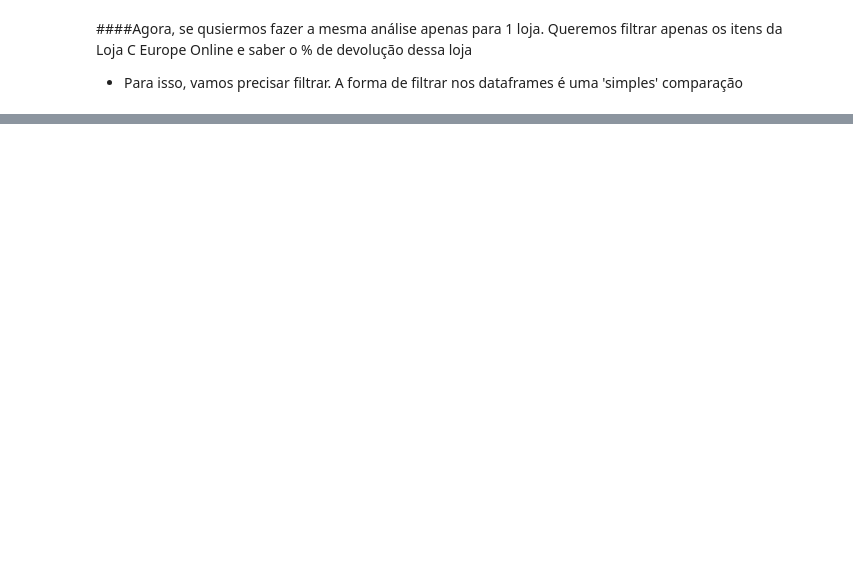
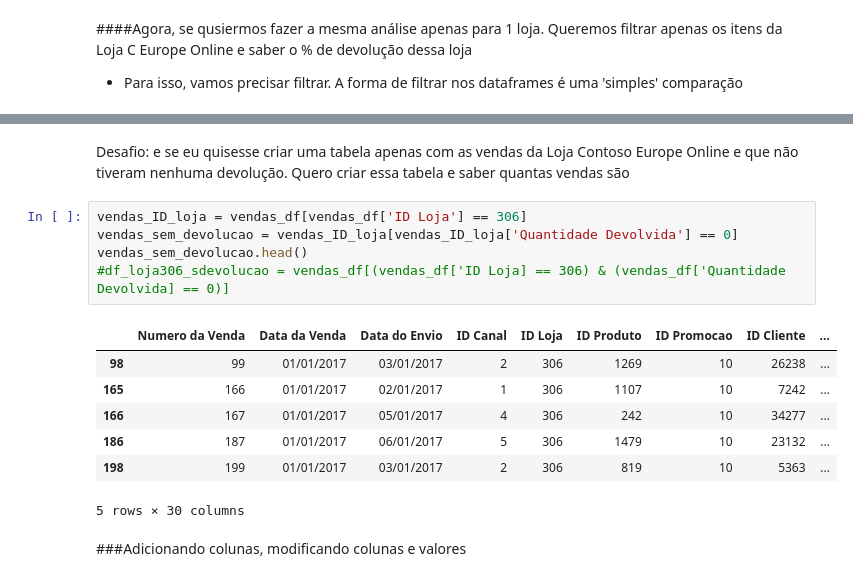
Before and after one commit to leandroclv/python_hashtag, a Jupyter notebook: pandas.ipynb, the cells around one changed output, grey strips where cells are left out. Saved outputs shown, nothing was run; the diff lists cells and outputs as text; blank space fills up the shorter version.

```diff
--- a/pandas.ipynb
+++ b/pandas.ipynb
@@ -505,0 +519,17 @@ vendas_df = vendas_df.merge(df_clientes, on='ID Cliente').rename(columns={'E-mai
+# %% [markdown]
+Desafio: e se eu quisesse criar uma tabela apenas com as vendas da Loja Contoso Europe Online e que não tiveram nenhuma devolução. Quero criar essa tabela e saber quantas vendas são
+# %%
+vendas_ID_loja = vendas_df[vendas_df['ID Loja'] == 306]
+vendas_sem_devolucao = vendas_ID_loja[vendas_ID_loja['Quantidade Devolvida'] == 0]
+vendas_sem_devolucao.head()
+#df_loja306_sdevolucao = vendas_df[(vendas_df['ID Loja] == 306) & (vendas_df['Quantidade Devolvida] == 0)]
+# %% [output]
+|  | Numero da Venda | Data da Venda | Data do Envio | ID Canal | ID Loja | ID Produto | ID Promocao | ID Cliente | ... |
+| 98 | 99 | 01/01/2017 | 03/01/2017 | 2 | 306 | 1269 | 10 | 26238 | ... |
+| 165 | 166 | 01/01/2017 | 02/01/2017 | 1 | 306 | 1107 | 10 | 7242 | ... |
+| 166 | 167 | 01/01/2017 | 05/01/2017 | 4 | 306 | 242 | 10 | 34277 | ... |
+| 186 | 187 | 01/01/2017 | 06/01/2017 | 5 | 306 | 1479 | 10 | 23132 | ... |
+| 198 | 199 | 01/01/2017 | 03/01/2017 | 2 | 306 | 819 | 10 | 5363 | ... |
+5 rows × 30 columns
+# %% [markdown]
+###Adicionando colunas, modificando colunas e valores
```
Also changed, not shown: parts of 20 cells of this notebook.
